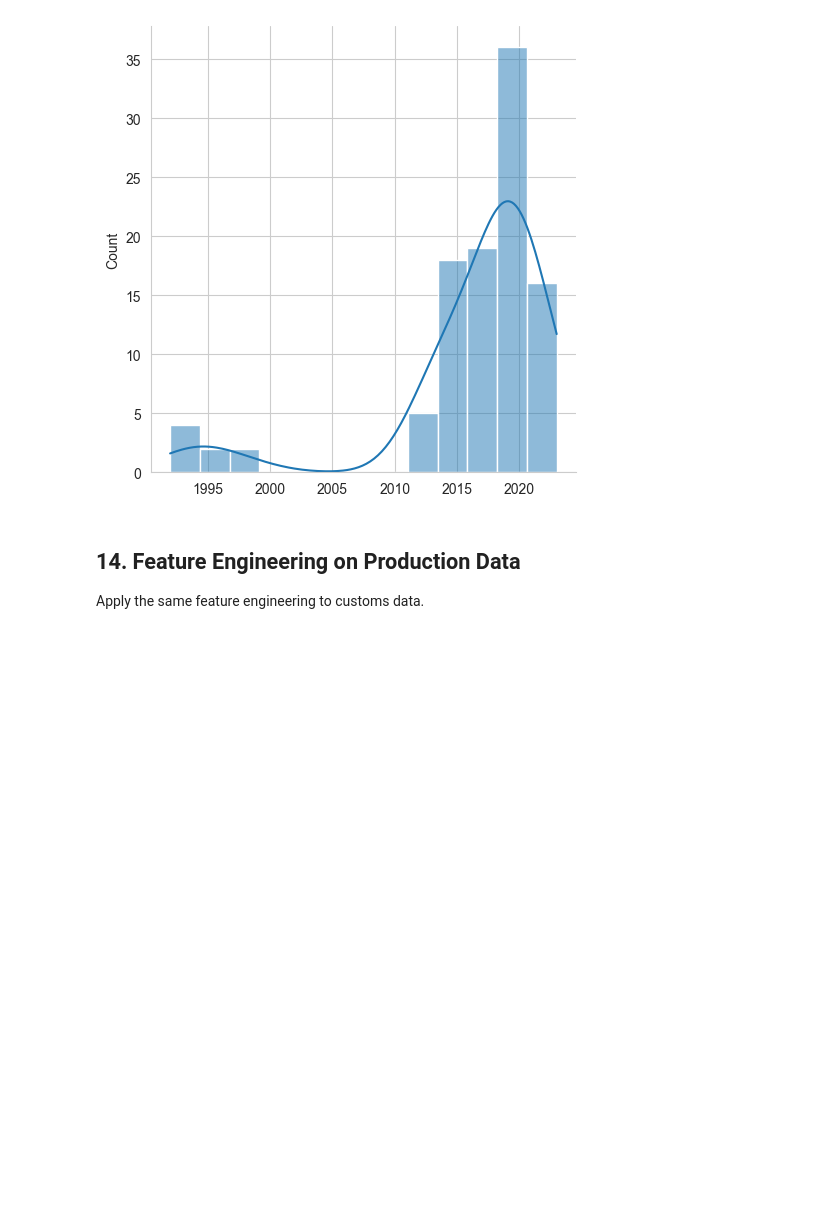
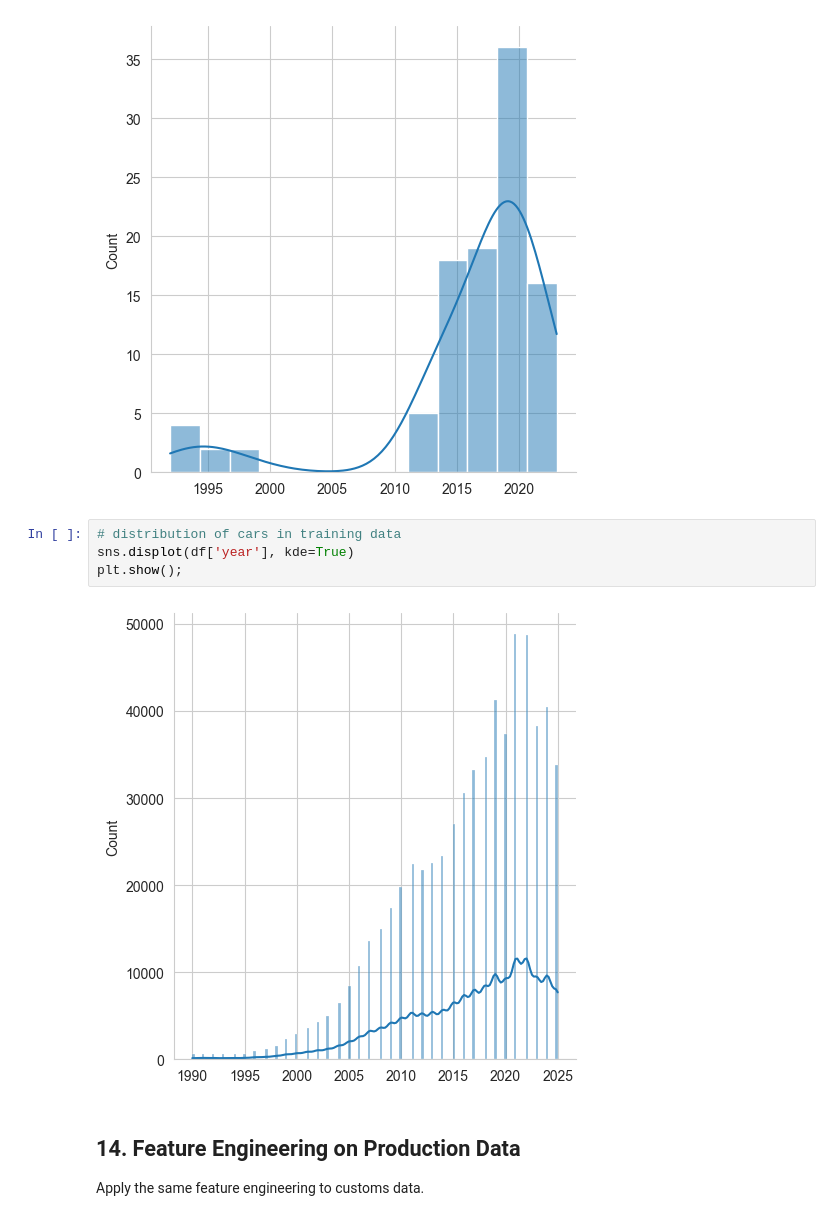
Before and after one commit to brunothefirst/car_price_prediction, a Jupyter notebook: notebooks/06_lean_model_training.ipynb, the cells around one changed output. Cells and saved outputs as stored; diff of their text form; blank space fills up the shorter version.

```diff
--- a/notebooks/06_lean_model_training.ipynb
+++ b/notebooks/06_lean_model_training.ipynb
@@ -1962,6 +2019,12 @@ sns.displot(df_customs['year'], kde=True)
 plt.show();
 # %% [output]
 [figure]
+# %%
+# distribution of cars in training data
+sns.displot(df['year'], kde=True)
+plt.show();
+# %% [output]
+[figure, added]
 # %% [markdown]
 ## 14. Feature Engineering on Production Data
 
```
Also changed, not shown: parts of 15 cells of this notebook, 1 other file.
